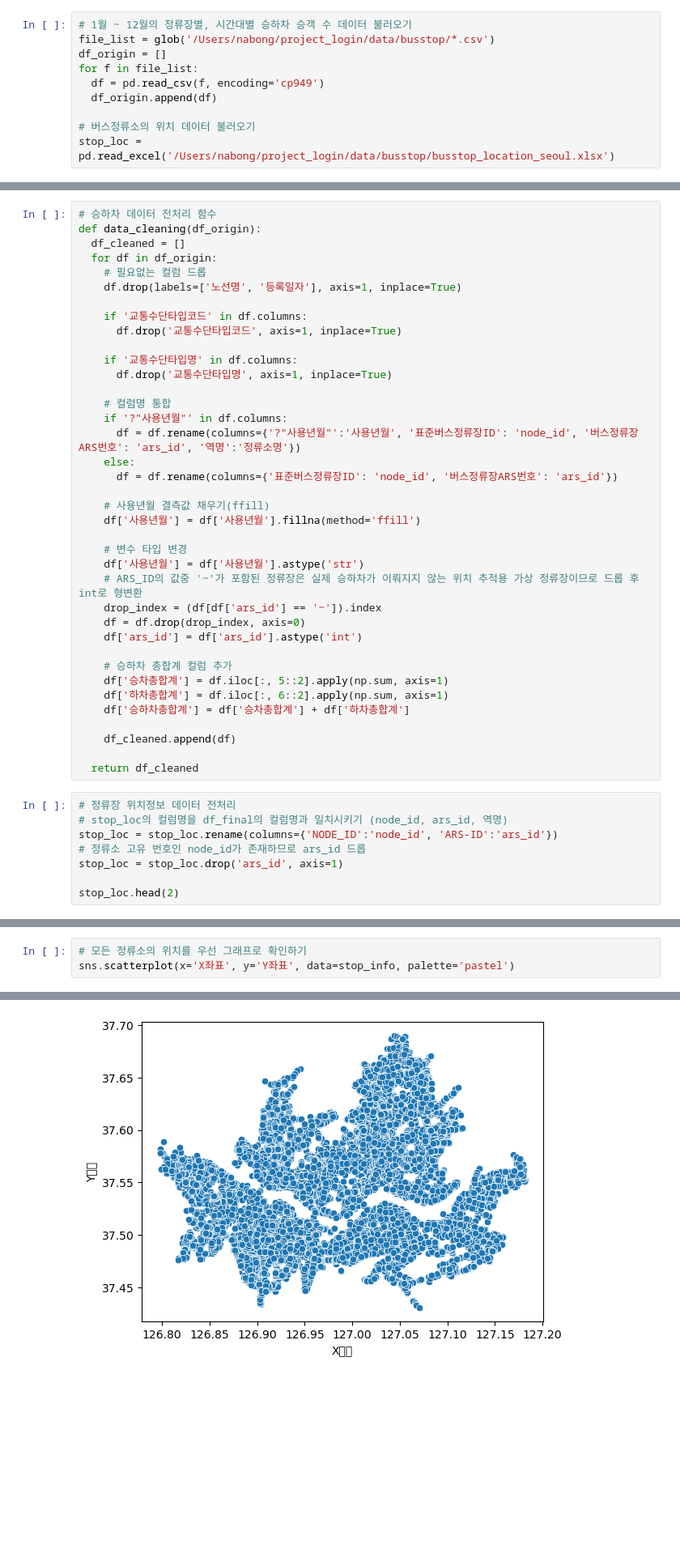
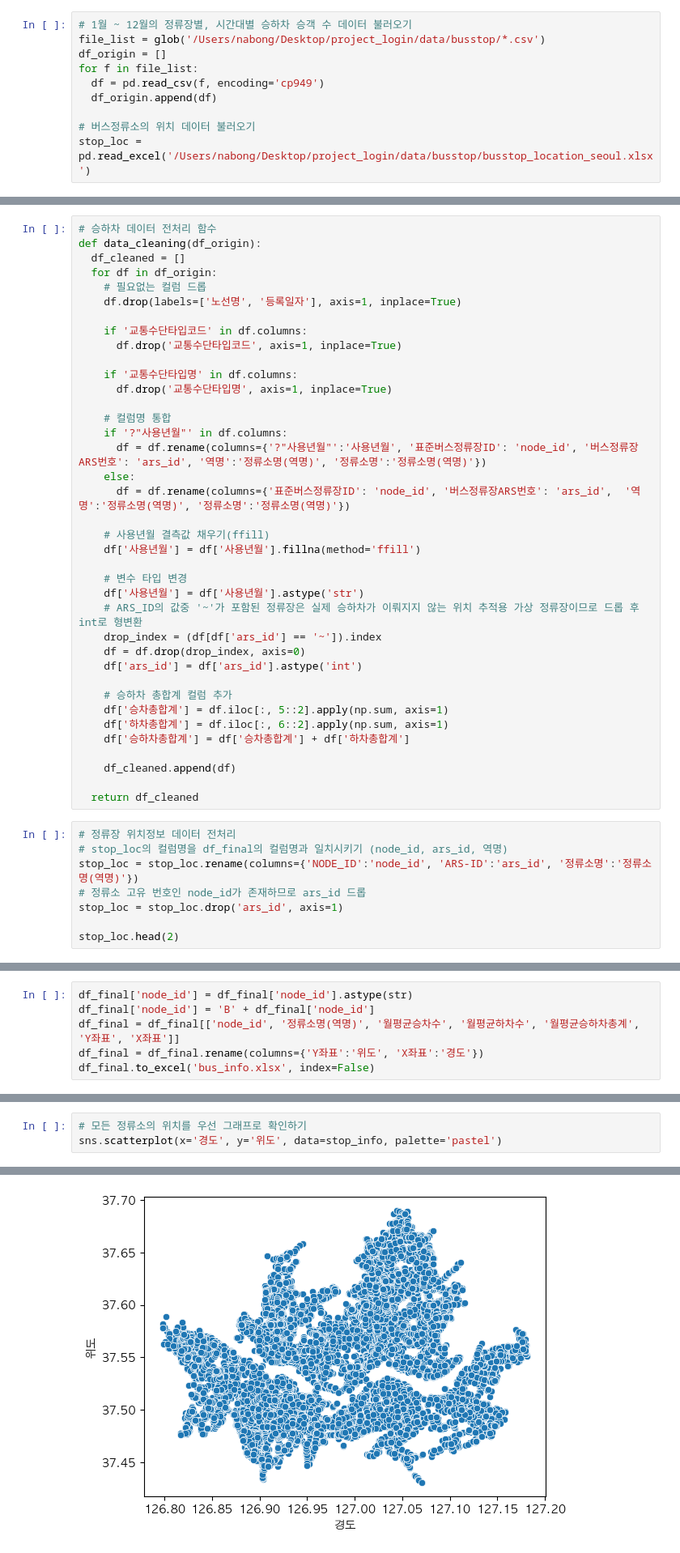
Before and after one commit to sdkim96/Login_project, a Jupyter notebook: Data_analysis_visualization/bus_stop_info.ipynb, the cells around one changed output, grey strips where cells are left out. Shown at 81% size. Cells and saved outputs as stored; diff of their text form; blank space fills up the shorter version.

```diff
--- a/Data_analysis_visualization/bus_stop_info.ipynb
+++ b/Data_analysis_visualization/bus_stop_info.ipynb
@@ -41,13 +73,13 @@ plt.rc('font', family='NanumBarunGothic')
 # %%
 # 1월 ~ 12월의 정류장별, 시간대별 승하차 승객 수 데이터 불러오기
-file_list = glob('/Users/nabong/project_login/data/busstop/*.csv')
+file_list = glob('/Users/nabong/Desktop/project_login/data/busstop/*.csv')
 df_origin = []
 for f in file_list:
   df = pd.read_csv(f, encoding='cp949')
   df_origin.append(df)
 
 # 버스정류소의 위치 데이터 불러오기
-stop_loc = pd.read_excel('/Users/nabong/project_login/data/busstop/busstop_location_seoul.xlsx')
+stop_loc = pd.read_excel('/Users/nabong/Desktop/project_login/data/busstop/busstop_location_seoul.xlsx')
 # %%
 # 컬렴명 비교 결과
 #   3,4,5,6월의 사용년월 컬럼이름이 다름 - 일치 시켜줄 것
@@ -154,9 +186,9 @@ def data_cleaning(df_origin):
 
     # 컬럼명 통합
     if '?"사용년월"' in df.columns:
-      df = df.rename(columns={'?"사용년월"':'사용년월', '표준버스정류장ID': 'node_id', '버스정류장ARS번호': 'ars_id', '역명':'정류소명'})
+      df = df.rename(columns={'?"사용년월"':'사용년월', '표준버스정류장ID': 'node_id', '버스정류장ARS번호': 'ars_id', '역명':'정류소명(역명)', '정류소명':'정류소명(역명)'})
     else:
-      df = df.rename(columns={'표준버스정류장ID': 'node_id', '버스정류장ARS번호': 'ars_id'})
+      df = df.rename(columns={'표준버스정류장ID': 'node_id', '버스정류장ARS번호': 'ars_id',  '역명':'정류소명(역명)', '정류소명':'정류소명(역명)'})
 
     # 사용년월 결측값 채우기(ffill)
     df['사용년월'] = df['사용년월'].fillna(method='ffill')
@@ -179,7 +211,7 @@ def data_cleaning(df_origin):
 # %%
 # 정류장 위치정보 데이터 전처리
 # stop_loc의 컬럼명을 df_final의 컬럼명과 일치시키기 (node_id, ars_id, 역명)
-stop_loc = stop_loc.rename(columns={'NODE_ID':'node_id', 'ARS-ID':'ars_id'})
+stop_loc = stop_loc.rename(columns={'NODE_ID':'node_id', 'ARS-ID':'ars_id', '정류소명':'정류소명(역명)'})
 # 정류소 고유 번호인 node_id가 존재하므로 ars_id 드롭
 stop_loc = stop_loc.drop('ars_id', axis=1)
 
@@ -278,3 +311,9 @@ df_final.to_excel('stop_info.xlsx', index=False)
+# %%
+df_final['node_id'] = df_final['node_id'].astype(str)
+df_final['node_id'] = 'B' + df_final['node_id']
+df_final = df_final[['node_id', '정류소명(역명)', '월평균승차수', '월평균하차수', '월평균승하차총계', 'Y좌표', 'X좌표']]
+df_final = df_final.rename(columns={'Y좌표':'위도', 'X좌표':'경도'})
+df_final.to_excel('bus_info.xlsx', index=False)
 # %%
 '''
 [ 파생변수 구하기 ]
@@ -384,4 +390,4 @@ stop_info.sort_values('이웃정류장_수', ascending=False).head(10)
 # %%
 # 모든 정류소의 위치를 우선 그래프로 확인하기
-sns.scatterplot(x='X좌표', y='Y좌표', data=stop_info, palette='pastel')
+sns.scatterplot(x='경도', y='위도', data=stop_info, palette='pastel')
 # %% [output]
@@ -390,4 +395,4 @@ findfont: Font family ['NanumBarunGothic'] not found. Falling back to DejaVu San
-[figure, old version]
+[figure, new version]
 # %%
 # 평균 이동(Mean Shift) - 데이터의 밀도가 가장 높은 곳으로 중심 이동시키는 방식으로 군집화
 # 중심에 소속된 데이터의 평균 거리를 중심으로 이동하는 k-means에 비해 데이터의 밀도가 높은 곳으로 이동하며 군집의 개수를 미리 정해주지 않아도 된다는 장점이 있음
```
Also changed, not shown: parts of 18 cells of this notebook, 3 other files.
